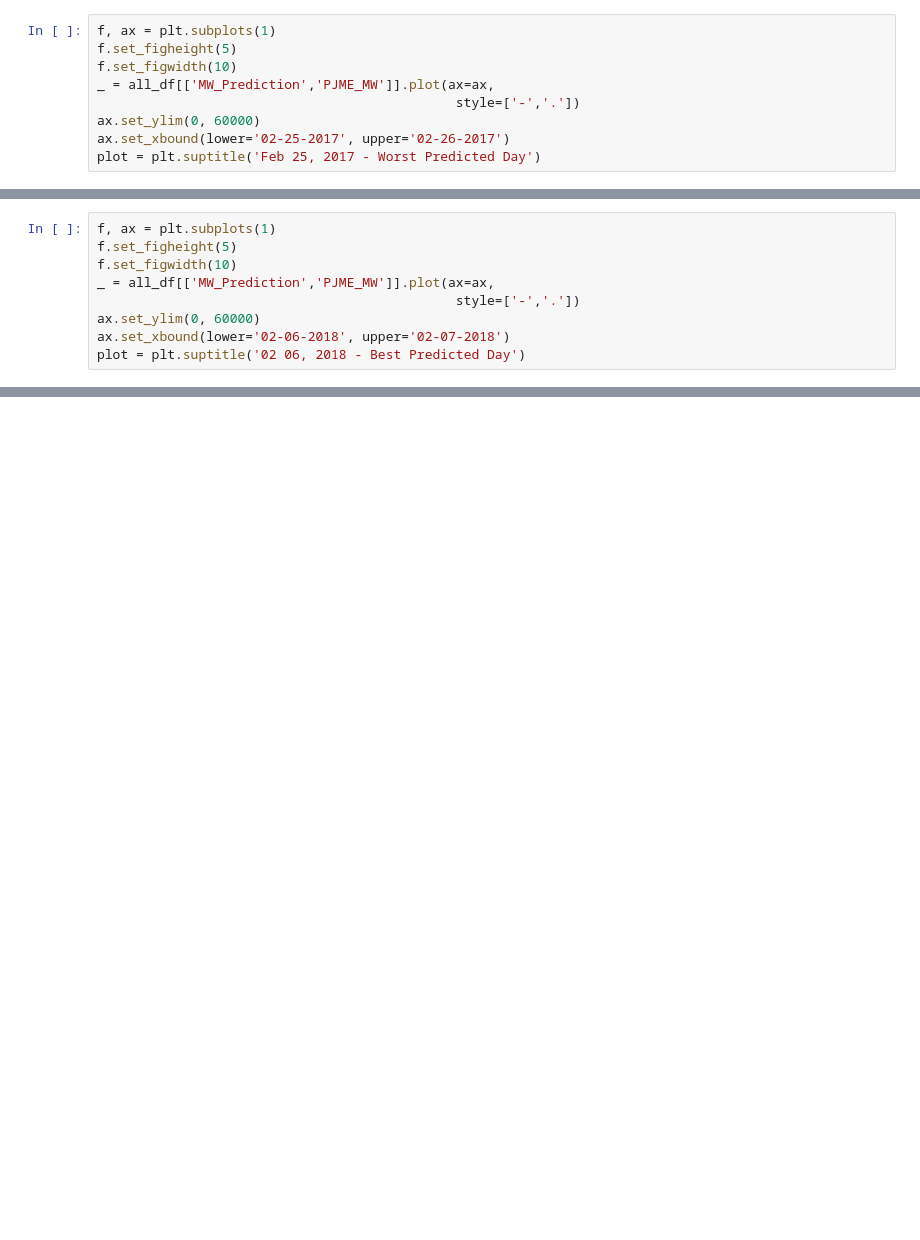
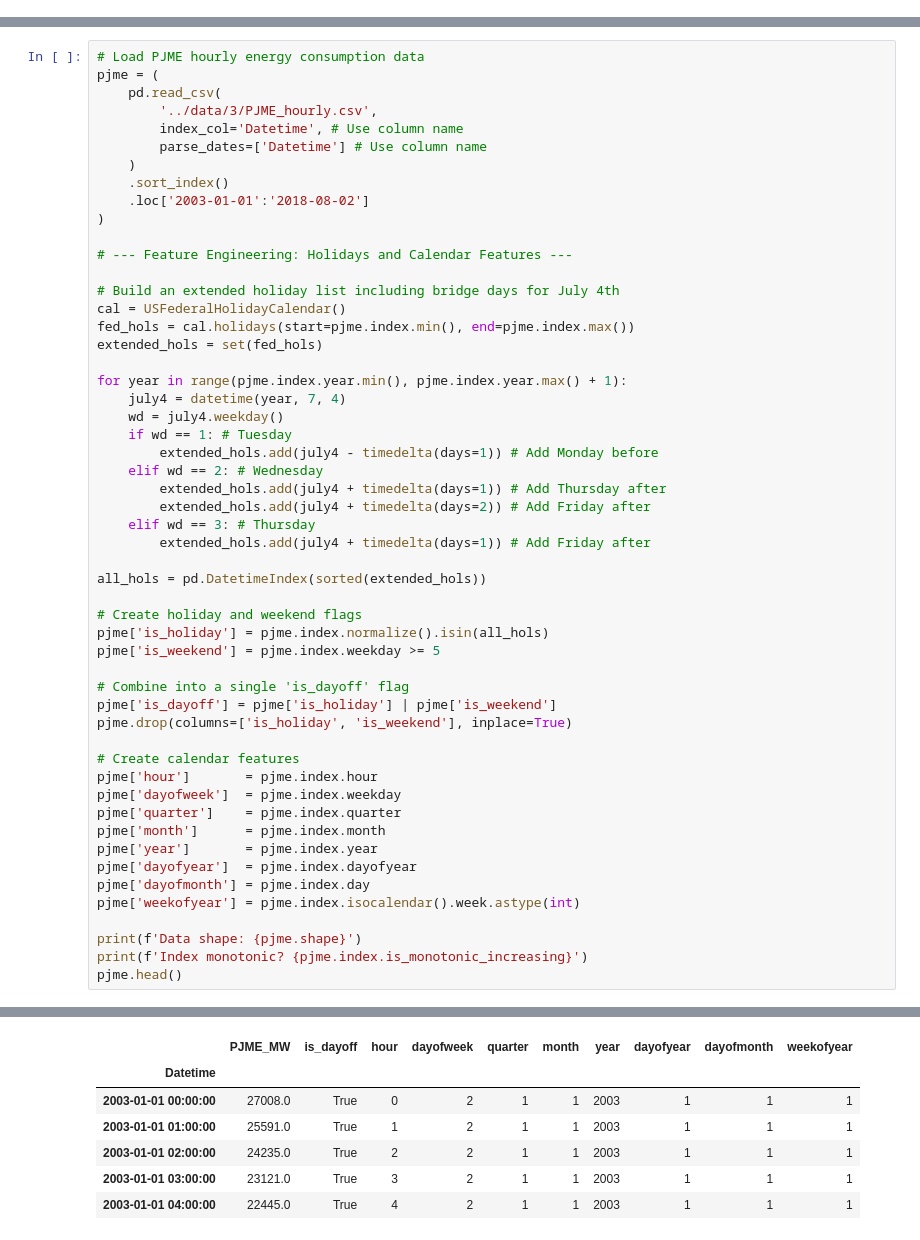
Before and after one commit to tealeave/hourly_energy_consumption, a Jupyter notebook: notebooks/time-series-forecasting-with-xgboost-2.ipynb, the cells around one changed output, grey strips where cells are left out. Drawn from its saved outputs; the diff is of its cells as text; blank space fills up the shorter version.

```diff
--- a/notebooks/time-series-forecasting-with-xgboost-2.ipynb
+++ b/notebooks/time-series-forecasting-with-xgboost-2.ipynb
@@ -452,9 +0,0 @@ error_by_day.sort_values('abs_error', ascending=True).head(10)
-# %%
-f, ax = plt.subplots(1)
-f.set_figheight(5)
-f.set_figwidth(10)
-_ = all_df[['MW_Prediction','PJME_MW']].plot(ax=ax,
-                                              style=['-','.'])
-ax.set_ylim(0, 60000)
-ax.set_xbound(lower='02-25-2017', upper='02-26-2017')
-plot = plt.suptitle('Feb 25, 2017 - Worst Predicted Day')
@@ -463,9 +0,0 @@ plot = plt.suptitle('Feb 25, 2017 - Worst Predicted Day')
-# %%
-f, ax = plt.subplots(1)
-f.set_figheight(5)
-f.set_figwidth(10)
-_ = all_df[['MW_Prediction','PJME_MW']].plot(ax=ax,
-                                              style=['-','.'])
-ax.set_ylim(0, 60000)
-ax.set_xbound(lower='02-06-2018', upper='02-07-2018')
-plot = plt.suptitle('02 06, 2018 - Best Predicted Day')
@@ -473,0 +31,54 @@ plot = plt.suptitle('02 06, 2018 - Best Predicted Day')
+# %%
+# Load PJME hourly energy consumption data
+pjme = (
+    pd.read_csv(
+        '../data/3/PJME_hourly.csv',
+        index_col='Datetime', # Use column name
+        parse_dates=['Datetime'] # Use column name
+    )
+    .sort_index()
+    .loc['2003-01-01':'2018-08-02']
+)
+
+# --- Feature Engineering: Holidays and Calendar Features ---
+
+# Build an extended holiday list including bridge days for July 4th
+cal = USFederalHolidayCalendar()
+fed_hols = cal.holidays(start=pjme.index.min(), end=pjme.index.max())
+extended_hols = set(fed_hols)
+
+for year in range(pjme.index.year.min(), pjme.index.year.max() + 1):
+    july4 = datetime(year, 7, 4)
+    wd = july4.weekday()
+    if wd == 1: # Tuesday
+        extended_hols.add(july4 - timedelta(days=1)) # Add Monday before
+    elif wd == 2: # Wednesday
+        extended_hols.add(july4 + timedelta(days=1)) # Add Thursday after
+        extended_hols.add(july4 + timedelta(days=2)) # Add Friday after
+    elif wd == 3: # Thursday
+        extended_hols.add(july4 + timedelta(days=1)) # Add Friday after
+
+all_hols = pd.DatetimeIndex(sorted(extended_hols))
+
+# Create holiday and weekend flags
+pjme['is_holiday'] = pjme.index.normalize().isin(all_hols)
+pjme['is_weekend'] = pjme.index.weekday >= 5
+
+# Combine into a single 'is_dayoff' flag
+pjme['is_dayoff'] = pjme['is_holiday'] | pjme['is_weekend']
+pjme.drop(columns=['is_holiday', 'is_weekend'], inplace=True)
+
+# Create calendar features
+pjme['hour']       = pjme.index.hour
+pjme['dayofweek']  = pjme.index.weekday
+pjme['quarter']    = pjme.index.quarter
+pjme['month']      = pjme.index.month
+pjme['year']       = pjme.index.year
+pjme['dayofyear']  = pjme.index.dayofyear
+pjme['dayofmonth'] = pjme.index.day
+pjme['weekofyear'] = pjme.index.isocalendar().week.astype(int)
+
+print(f'Data shape: {pjme.shape}')
+print(f'Index monotonic? {pjme.index.is_monotonic_increasing}')
+pjme.head()
+# %% [output]
@@ -473,0 +87,7 @@ plot = plt.suptitle('02 06, 2018 - Best Predicted Day')
+|  | PJME_MW | is_dayoff | hour | dayofweek | quarter | month | year | dayofyear | dayofmonth | weekofyear |
+| Datetime |  |  |  |  |  |  |  |  |  |  |
+| 2003-01-01 00:00:00 | 27008.0 | True | 0 | 2 | 1 | 1 | 2003 | 1 | 1 | 1 |
+| 2003-01-01 01:00:00 | 25591.0 | True | 1 | 2 | 1 | 1 | 2003 | 1 | 1 | 1 |
+| 2003-01-01 02:00:00 | 24235.0 | True | 2 | 2 | 1 | 1 | 2003 | 1 | 1 | 1 |
+| 2003-01-01 03:00:00 | 23121.0 | True | 3 | 2 | 1 | 1 | 2003 | 1 | 1 | 1 |
+| 2003-01-01 04:00:00 | 22445.0 | True | 4 | 2 | 1 | 1 | 2003 | 1 | 1 | 1 |
```
Also changed, not shown: parts of 70 cells of this notebook.
